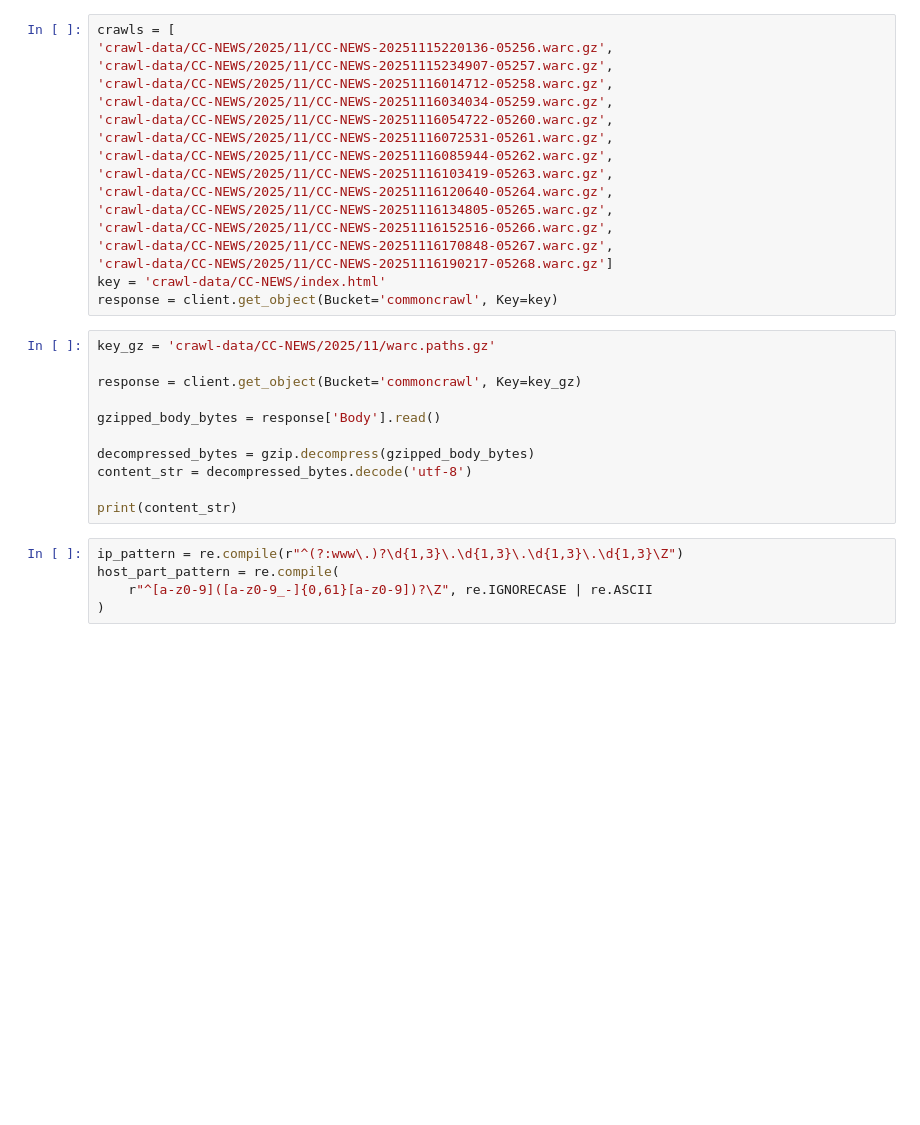
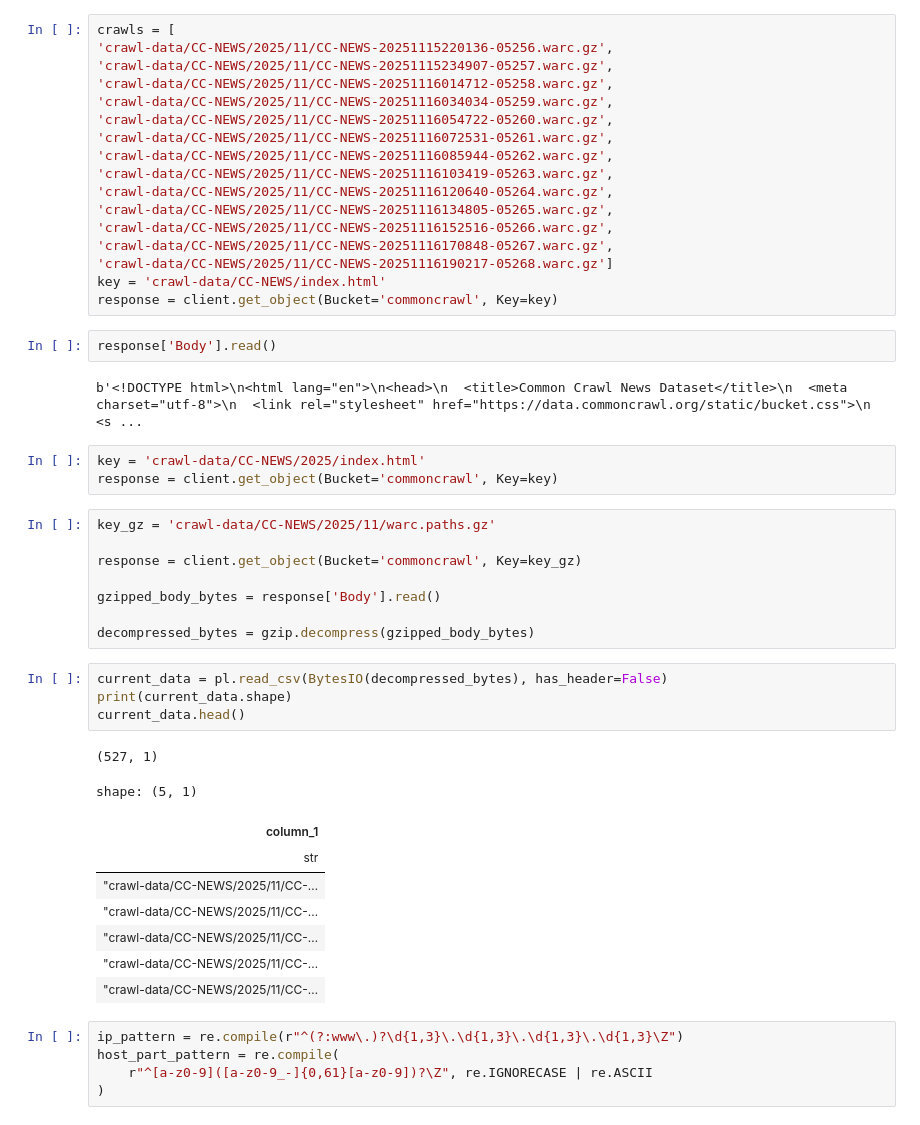
Before and after one commit to NarrativeCorpusRag/gen-ai, a Jupyter notebook: src/research/picatto/02_explore_cc.ipynb, the cells around one changed output. Saved outputs shown, nothing was run; the diff lists cells and outputs as text; blank space fills up the shorter version.

```diff
--- a/src/research/picatto/02_explore_cc.ipynb
+++ b/src/research/picatto/02_explore_cc.ipynb
@@ -41,6 +51,13 @@ crawls = [
 'crawl-data/CC-NEWS/2025/11/CC-NEWS-20251116190217-05268.warc.gz']
 key = 'crawl-data/CC-NEWS/index.html'
 response = client.get_object(Bucket='commoncrawl', Key=key)
+# %%
+response['Body'].read()
+# %% [output]
+b'<!DOCTYPE html>\n<html lang="en">\n<head>\n  <title>Common Crawl News Dataset</title>\n  <meta charset="utf-8">\n  <link rel="stylesheet" href="https://data.commoncrawl.org/static/bucket.css">\n  <s ...
+# %%
+key = 'crawl-data/CC-NEWS/2025/index.html'
+response = client.get_object(Bucket='commoncrawl', Key=key)
 # %%
 key_gz = 'crawl-data/CC-NEWS/2025/11/warc.paths.gz'
 
@@ -49,9 +66,20 @@ response = client.get_object(Bucket='commoncrawl', Key=key_gz)
 gzipped_body_bytes = response['Body'].read()
 
 decompressed_bytes = gzip.decompress(gzipped_body_bytes)
-content_str = decompressed_bytes.decode('utf-8')
-
-print(content_str)
+# %%
+current_data = pl.read_csv(BytesIO(decompressed_bytes), has_header=False)
+print(current_data.shape)
+current_data.head()
+# %% [output]
+(527, 1)
+shape: (5, 1)
+| column_1 |
+| str |
+| "crawl-data/CC-NEWS/2025/11/CC-… |
+| "crawl-data/CC-NEWS/2025/11/CC-… |
+| "crawl-data/CC-NEWS/2025/11/CC-… |
+| "crawl-data/CC-NEWS/2025/11/CC-… |
+| "crawl-data/CC-NEWS/2025/11/CC-… |
 # %%
 ip_pattern = re.compile(r"^(?:www\.)?\d{1,3}\.\d{1,3}\.\d{1,3}\.\d{1,3}\Z")
 host_part_pattern = re.compile(
```
Also changed, not shown: parts of 17 cells of this notebook, 12 other files.
